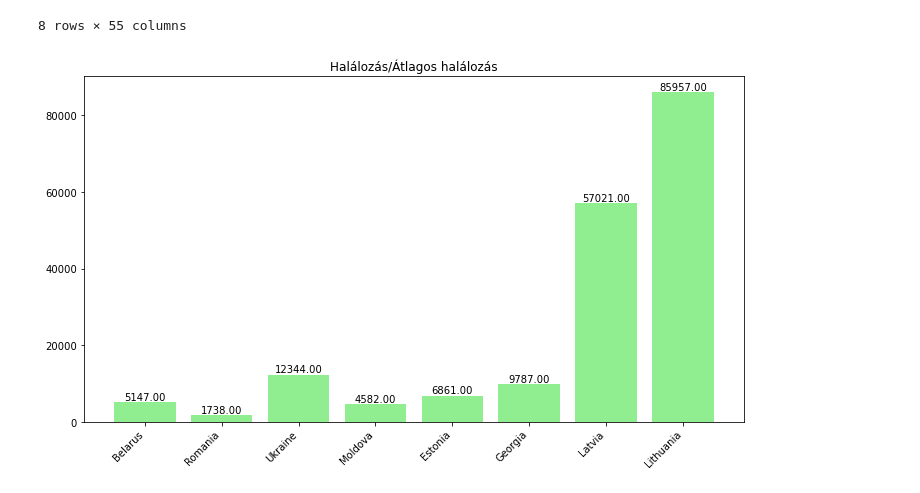
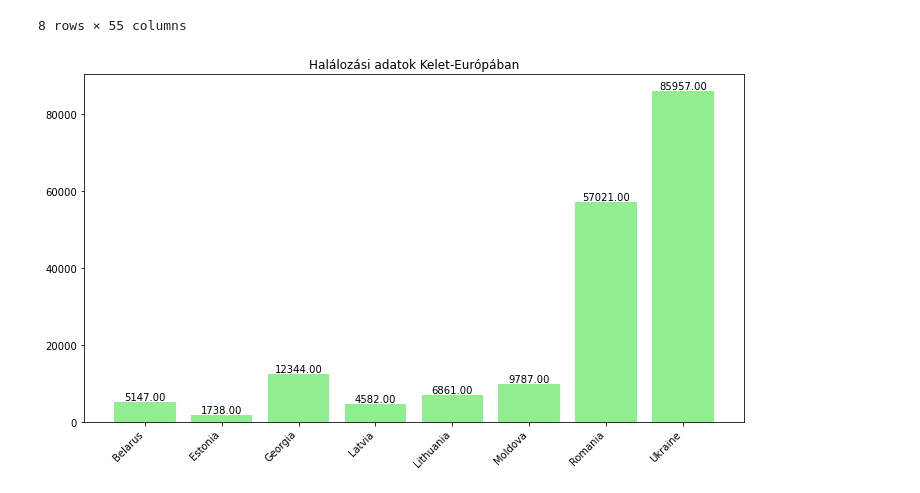
Before and after one commit to Adiklafa/Matprog, a Jupyter notebook: roxi.ipynb, the cells around one changed output. Cells and saved outputs as stored; diff of their text form; code cells hidden in the pictures.

```diff
--- a/roxi.ipynb
+++ b/roxi.ipynb
@@ -80,7 +80,7 @@ end_date='2021-12-11'
 europe_df = df[df['continent'] == 'Europe']
 europe_locations = europe_df['location'].tolist()
 countries = list(set([location.strip().title() for location in europe_locations]))
-eastern_europe_countries=['Belarus','Romania','Ukraine','Moldova','Estonia','Georgia','Latvia','Lithuania']
+eastern_europe_countries=['Belarus','Estonia','Georgia','Latvia','Lithuania','Moldova','Romania','Ukraine']
 E_Europe=adatcsv(start_date,end_date,eastern_europe_countries,delete_columns=[])
 average_deaths = E_Europe['total_deaths'].mean()
 teszt=E_Europe[E_Europe['location']=='Lithuania']
@@ -99,24 +99,23 @@ E_Europe
 # %%
 import pandas as pd
 import matplotlib.pyplot as plt
 import numpy as np
-y=average_deaths
-x=np.linspace(0,10)
+#y=average_deaths
+#x=np.linspace(0,10)
 E_Europe['MortalityComparison'] = E_Europe['total_deaths']
 
 plt.figure(figsize=(10, 6))
 bars = plt.bar(eastern_europe_countries, E_Europe['MortalityComparison'], color='lightgreen')
-data={'Countries':['Belarus','Romania','Ukraine','Moldova','Estonia','Georgia','Latvia','Lithuania']}
+data={'Countries':['Belarus','Estonia','Georgia','Latvia','Lithuania','Moldova','Romania','Ukraine']}
 sample_df = pd.DataFrame(data)
-#vmi gaz van itt
-plt.title('Halálozás/Átlagos halálozás')
+plt.title('Halálozási adatok Kelet-Európában')
 plt.xticks(rotation=45, ha='right')
 for bar in bars:
     height = bar.get_height()
     plt.text(bar.get_x() + bar.get_width() / 2, height,
              f'{height:.2f}', ha='center', va='bottom')
-#plt.plot(x,y)
+
 plt.tight_layout()
 plt.show()
 # %% [output]
-[figure, old version]
+[figure, new version]
```
Also changed, not shown: parts of 7 cells of this notebook, 9 other files.
